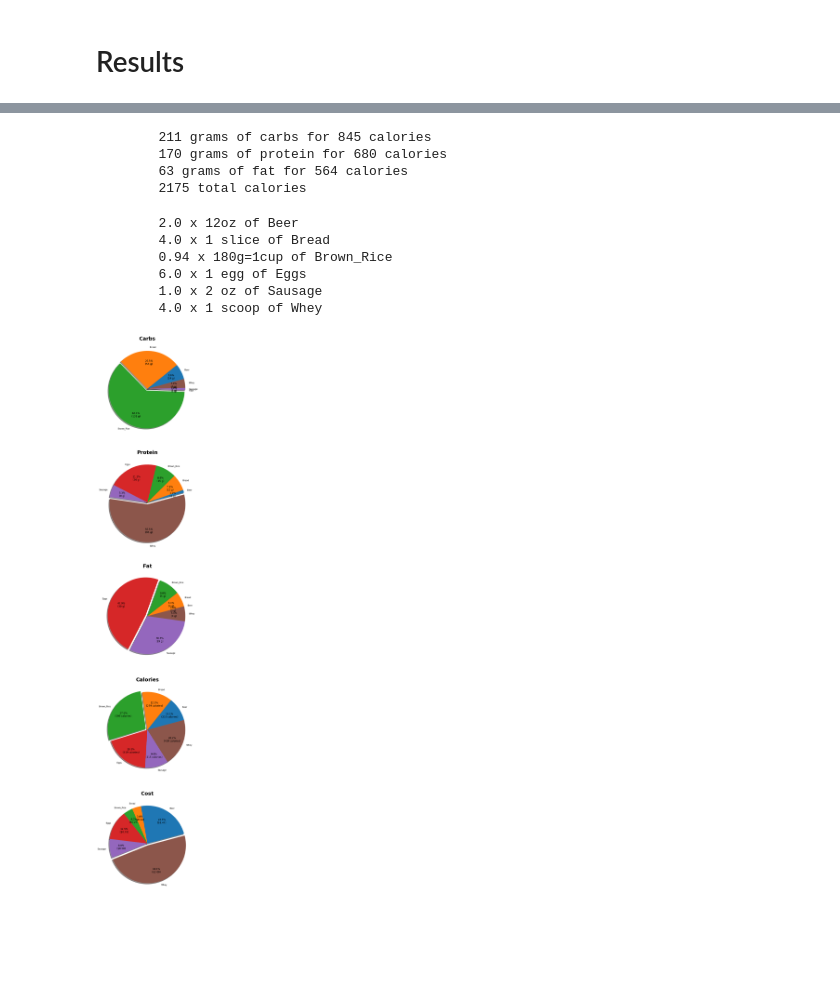
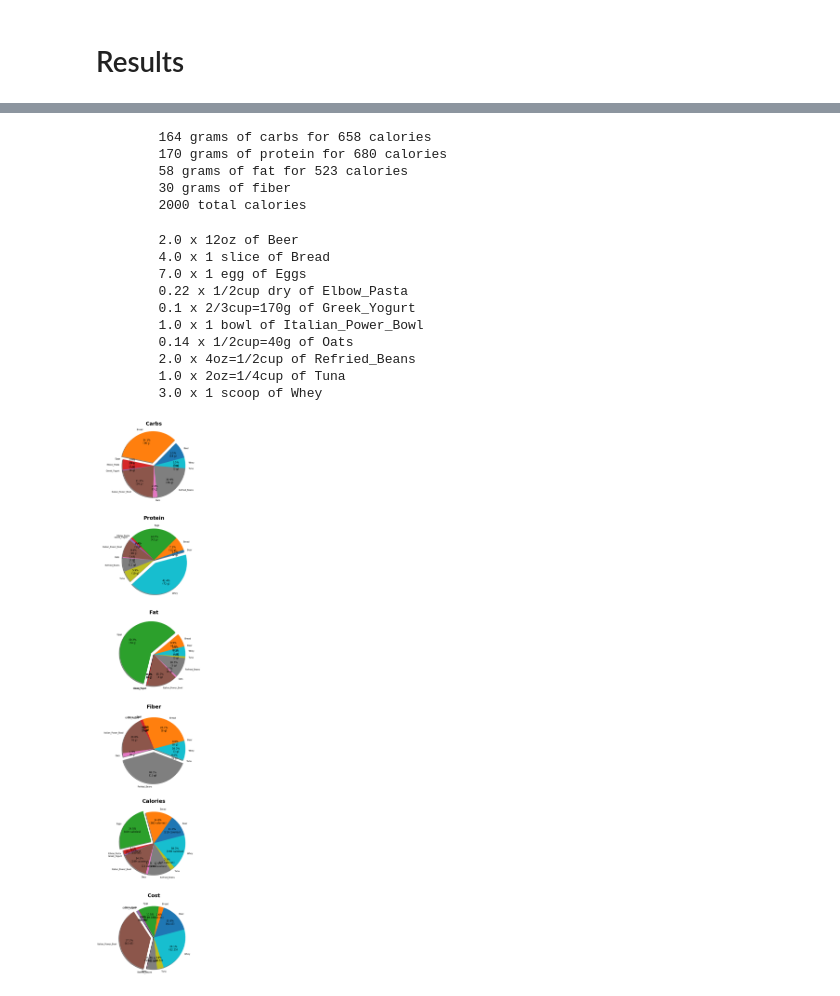
Before and after one commit to ogarci79/linear_programming, a Jupyter notebook: src/problems/diet/my_diet.ipynb, the cells around one changed output, grey strips where cells are left out. Cells and saved outputs as stored; diff of their text form; code cells hidden in the pictures; blank space fills up the shorter version.

```diff
--- a/src/problems/diet/my_diet.ipynb
+++ b/src/problems/diet/my_diet.ipynb
@@ -109,11 +124,12 @@ diet += item_vars['Broccoli'] <= 0,          "highBroccoli"
 # %% [markdown]
 ## Constraints
 # %%
-# The six constraints are added to 'diet'
+# The seven constraints are added to 'diet'
 diet += pulp.lpSum([protein['Protein'][i] * item_vars[i] for i in items]) <= Goal_Weight, "lowProteinRequirement"
 diet += pulp.lpSum([protein['Protein'][i] * item_vars[i] for i in items]) >= Goal_Weight, "highProteinRequirement"
-diet += 4*pulp.lpSum([carbs['Carbohydrates'][i] * item_vars[i] for i in items]) <= Calories, "CarbohydrateRequirement"
+diet += 4*pulp.lpSum([carbs['Carbohydrates'][i] * item_vars[i] for i in items]) <= Calories/3, "CarbohydrateRequirement"
 diet += 9*pulp.lpSum([fat['Fat'][i] * item_vars[i] for i in items]) <= Calories, "FatRequirement"
+diet += pulp.lpSum([fiber['Fiber'][i] * item_vars[i] for i in items]) >= Calories*30/2000, "FiberRequirement"
 diet += pulp.lpSum([cal['Calories'][i] * item_vars[i] for i in items]) <= Calories+eps, "lowCalorieRequirement"
 diet += pulp.lpSum([cal['Calories'][i] * item_vars[i] for i in items]) >= Calories-eps, "HighCalorieRequirement"
 # %%
@@ -131,27 +147,31 @@ print("\tDaily Meal Cost $" + str(round(pulp.value(diet.objective),2)))
 # %%
-csum=psum=fsum=ccsum=cccsum=0
+csum=psum=fsum=fisum=ccsum=cccsum=0
 for var in diet.variables():
     csum += var.varValue * carbs['Carbohydrates'][str(var)[6:]]
     psum += var.varValue * protein['Protein'][str(var)[6:]]
     fsum += var.varValue * fat['Fat'][str(var)[6:]]
+    fisum += var.varValue * fiber['Fiber'][str(var)[6:]]
     ccsum += var.varValue * cal['Calories'][str(var)[6:]]
     cccsum += var.varValue * cost['Cost'][str(var)[6:]]
 
 print("\t" + str(round(csum)) + " grams of carbs for " + str(round(4*csum)) + " calories")
 print("\t" + str(round(psum)) + " grams of protein for " + str(round(4*psum)) + " calories")
 print("\t" + str(round(fsum)) + " grams of fat for " + str(round(9*fsum)) + " calories")
+print("\t" + str(round(fisum)) + " grams of fiber")
 print("\t" + str(round(ccsum)) + " total calories")
 # %% [output]
-        211 grams of carbs for 845 calories
+        164 grams of carbs for 658 calories
         170 grams of protein for 680 calories
-        63 grams of fat for 564 calories
-        2175 total calories
+        58 grams of fat for 523 calories
+        30 grams of fiber
+        2000 total calories
 # %%
 
 namesData=[]
 carbsData=[]
 proteinData=[]
 fatData=[]
+fiberData=[]
 calData=[]
 costData=[]
 
@@ -162,15 +182,20 @@ for var in diet.variables():
         carbsData.append(round(var.varValue*carbs['Carbohydrates'][str(var)[6:]],2))
         proteinData.append(round(var.varValue*protein['Protein'][str(var)[6:]],2))
         fatData.append(round(var.varValue*fat['Fat'][str(var)[6:]],2))
+        fiberData.append(round(var.varValue*fiber['Fiber'][str(var)[6:]],2))
         calData.append(round(var.varValue*cal['Calories'][str(var)[6:]],2))
         costData.append(round(var.varValue*cost['Cost'][str(var)[6:]],2))
 # %% [output]
         2.0 x 12oz of Beer
         4.0 x 1 slice of Bread
-        0.94 x 180g=1cup of Brown_Rice
-        6.0 x 1 egg of Eggs
-        1.0 x 2 oz of Sausage
-        4.0 x 1 scoop of Whey
+        7.0 x 1 egg of Eggs
+        0.22 x 1/2cup dry of Elbow_Pasta
+        0.1 x 2/3cup=170g of Greek_Yogurt
+        1.0 x 1 bowl of Italian_Power_Bowl
+        0.14 x 1/2cup=40g of Oats
+        2.0 x 4oz=1/2cup of Refried_Beans
+        1.0 x 2oz=1/4cup of Tuna
+        3.0 x 1 scoop of Whey
 # %%
 def func(pct, allvals):
     absolute = int(pct/100.*np.sum(allvals))
@@ -191,7 +216,7 @@ def doColors(autotexts):
         #autotexts.weight='bold'
 
 
-explodeVal=0.05
+explodeVal=0.1
 autoWeightVal='normal'
 labelVal='black'
 autoTxtVal=12
@@ -201,7 +226,7 @@ titleColor='black'
 startAngleVal=15
 
 print('\n\n')
-pp.subplot(5,1,1)
+pp.subplot(6,1,1)
 pp.rcParams['text.color'] = labelVal
 pp.title("Carbs",fontsize=titleVal,weight=titleWeightVal,color=titleColor);
 explode = np.zeros(len(namesData))
@@ -211,7 +236,7 @@ _,_,autotexts=pp.pie(carbsData,explode=explode,labels=namesData, autopct=lambda
 doColors(autotexts)
 pp.setp(autotexts,size=autoTxtVal,weight=autoWeightVal)
 
-pp.subplot(5,1,2)
+pp.subplot(6,1,2)
 pp.rcParams['text.color'] = labelVal
 pp.title("Protein",fontsize=titleVal,weight=titleWeightVal,color=titleColor);
 explode = np.zeros(len(namesData))
@@ -221,39 +246,49 @@ _,_,autotexts=pp.pie(proteinData,explode=explode,labels=namesData, autopct=lambd
 doColors(autotexts)
 pp.setp(autotexts,size=autoTxtVal,weight=autoWeightVal)
 
-pp.subplot(5,1,3)
+pp.subplot(6,1,3)
 pp.rcParams['text.color'] = labelVal
 pp.title("Fat",fontsize=titleVal,weight=titleWeightVal,color=titleColor);
 explode = np.zeros(len(namesData))
 explode[list(fatData).index(np.max(fatData))] = explodeVal
 _,_,autotexts=pp.pie(fatData,explode=explode,labels=namesData, autopct=lambda pct: func(pct, fatData),shadow=True, \
     startangle=startAngleVal,pctdistance=.7,wedgeprops={'linewidth': 2, 'linestyle': 'solid', 'antialiased': True})
 doColors(autotexts)
 pp.setp(autotexts,size=autoTxtVal,weight=autoWeightVal)
 
-pp.subplot(5,1,4)
+pp.subplot(6,1,4)
+pp.rcParams['text.color'] = labelVal
+pp.title("Fiber",fontsize=titleVal,weight=titleWeightVal,color=titleColor);
+explode = np.zeros(len(namesData))
+explode[list(fiberData).index(np.max(fiberData))] = explodeVal
+_,_,autotexts=pp.pie(fiberData,explode=explode,labels=namesData, autopct=lambda pct: func(pct, fiberData),shadow=True, \
+    startangle=startAngleVal,pctdistance=.7,wedgeprops={'linewidth': 2, 'linestyle': 'solid', 'antialiased': True})
+doColors(autotexts)
+pp.setp(autotexts,size=autoTxtVal,weight=autoWeightVal)
+
+pp.subplot(6,1,5)
 pp.rcParams['text.color'] = labelVal
 pp.title("Calories",fontsize=titleVal,weight=titleWeightVal,color=titleColor);
 explode = np.zeros(len(namesData))
 explode[list(calData).index(np.max(calData))] = explodeVal
 _,_,autotexts=pp.pie(calData,explode=explode,labels=namesData, autopct=lambda pct: func2(pct, calData),shadow=True, \
     startangle=startAngleVal,pctdistance=.7,wedgeprops={'linewidth': 2, 'linestyle': 'solid', 'antialiased': True})
 doColors(autotexts)
 pp.setp(autotexts,size=autoTxtVal,weight=autoWeightVal)
 
-pp.subplot(5,1,5)
+pp.subplot(6,1,6)
 pp.rcParams['text.color'] = labelVal
 pp.title("Cost",fontsize=titleVal,weight=titleWeightVal,color=titleColor);
 explode = np.zeros(len(namesData))
 explode[list(costData).index(np.max(costData))] = explodeVal
 _,_,autotexts=pp.pie(costData,explode=explode,labels=namesData, autopct=lambda pct: func1(pct, costData),shadow=True, \
     startangle=startAngleVal,pctdistance=.7,wedgeprops={'linewidth': 2, 'linestyle': 'solid', 'antialiased': True})
 doColors(autotexts)
 pp.setp(autotexts,size=autoTxtVal,weight=autoWeightVal)
 
 fig=pp.gcf()
 fig.set_size_inches(50,50)
 
 pp.show()
 # %% [output]
-[figure, old version]
+[figure, new version]
```
Also changed, not shown: parts of 5 cells of this notebook, 1 other file.
